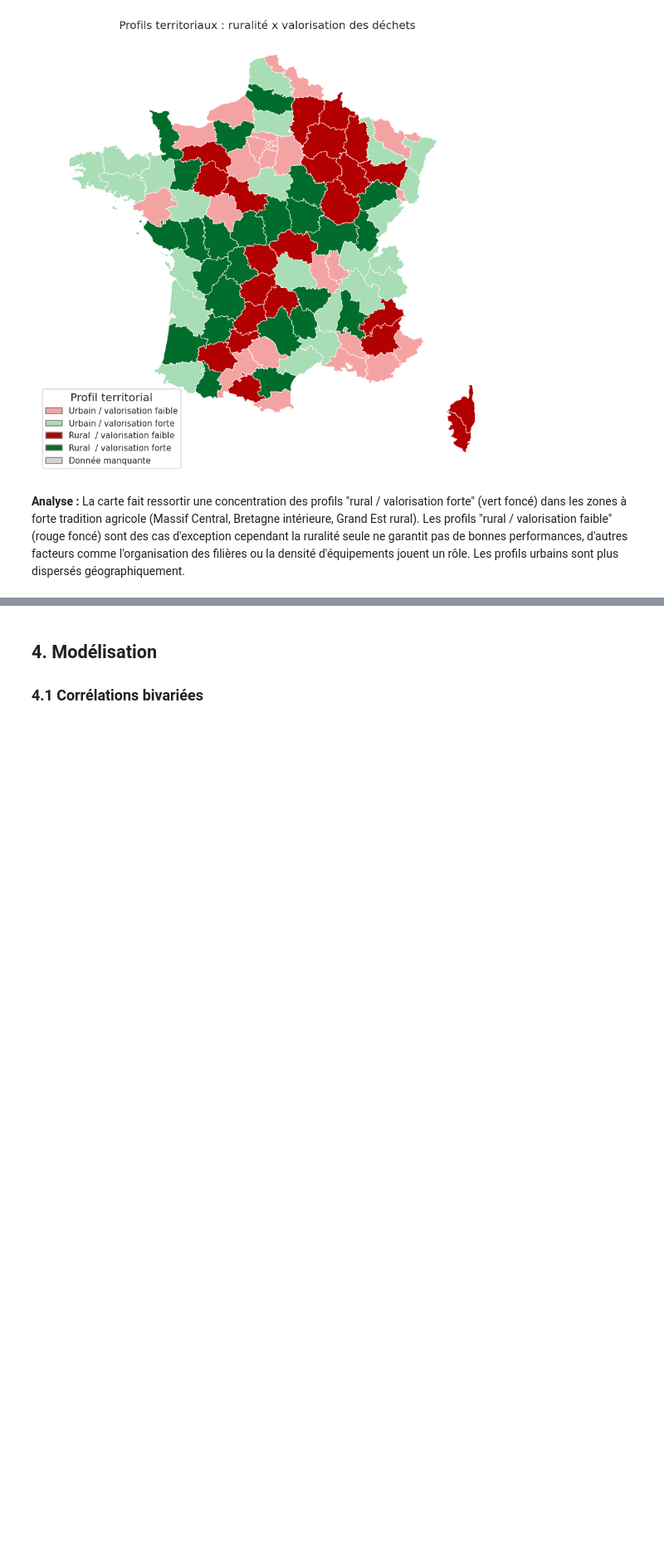
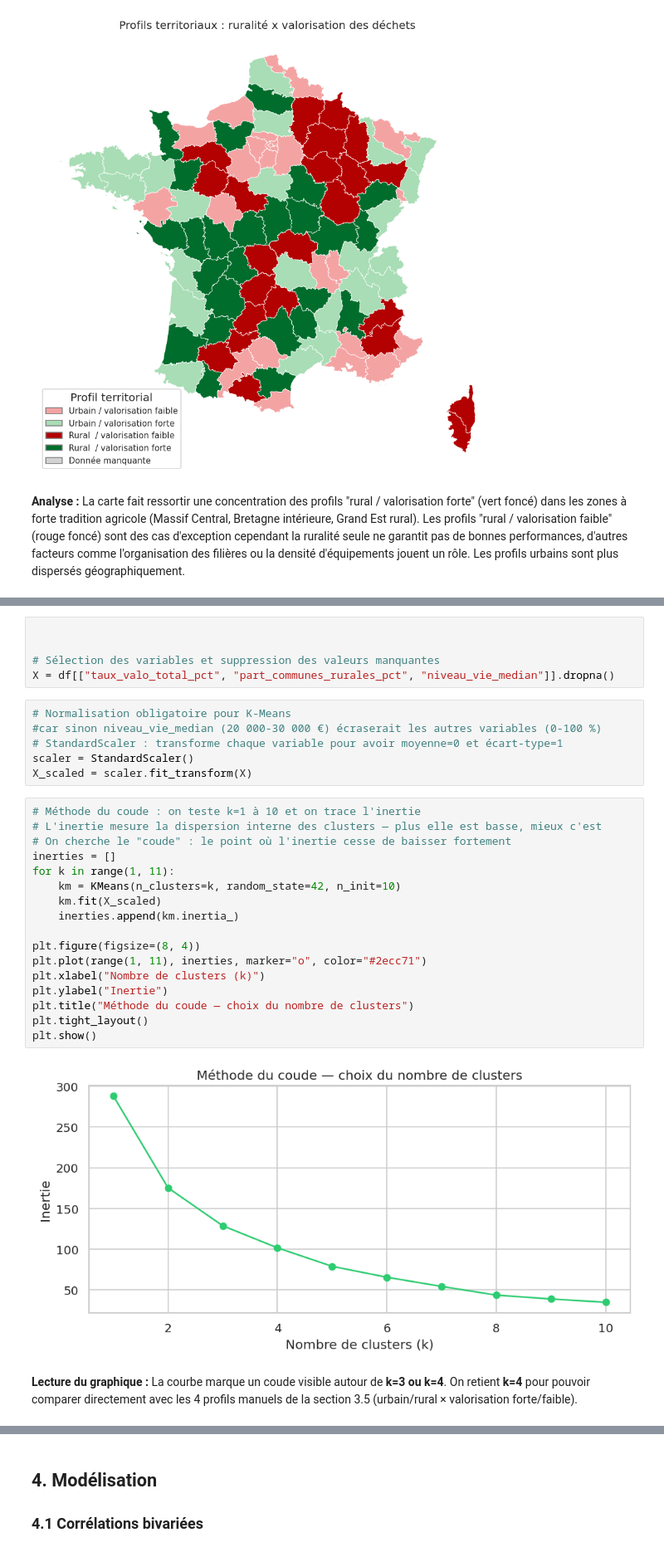
Before and after one commit to TeodoraHub/projet_pythonDS, a Jupyter notebook: notebook_recyclage_projet_python2.ipynb, the cells around one changed output, grey strips where cells are left out. Shown at 83% size. Drawn from its saved outputs; the diff is of its cells as text; blank space fills up the shorter version.

Commit message:
ajout de la clusterisation dans le notebook2

```diff
--- a/notebook_recyclage_projet_python2.ipynb
+++ b/notebook_recyclage_projet_python2.ipynb
@@ -652,0 +669,34 @@ La carte fait ressortir une concentration des profils "rural / valorisation fort
+# %%
+
+
+# Sélection des variables et suppression des valeurs manquantes
+X = df[["taux_valo_total_pct", "part_communes_rurales_pct", "niveau_vie_median"]].dropna()
+# %%
+# Normalisation obligatoire pour K-Means
+#car sinon niveau_vie_median (20 000-30 000 €) écraserait les autres variables (0-100 %)
+# StandardScaler : transforme chaque variable pour avoir moyenne=0 et écart-type=1
+scaler = StandardScaler()
+X_scaled = scaler.fit_transform(X)
+# %%
+# Méthode du coude : on teste k=1 à 10 et on trace l'inertie
+# L'inertie mesure la dispersion interne des clusters — plus elle est basse, mieux c'est
+# On cherche le "coude" : le point où l'inertie cesse de baisser fortement
+inerties = []
+for k in range(1, 11):
+    km = KMeans(n_clusters=k, random_state=42, n_init=10)
+    km.fit(X_scaled)
+    inerties.append(km.inertia_)
+
+plt.figure(figsize=(8, 4))
+plt.plot(range(1, 11), inerties, marker="o", color="#2ecc71")
+plt.xlabel("Nombre de clusters (k)")
+plt.ylabel("Inertie")
+plt.title("Méthode du coude — choix du nombre de clusters")
+plt.tight_layout()
+plt.show()
+# %% [output]
+[figure, added]
+# %% [markdown]
+**Lecture du graphique :** La courbe marque un coude visible autour de **k=3 ou k=4**.
+On retient **k=4** pour pouvoir comparer directement avec les 4 profils manuels
+de la section 3.5 (urbain/rural × valorisation forte/faible).
```
Also changed, not shown: parts of 9 cells of this notebook.
